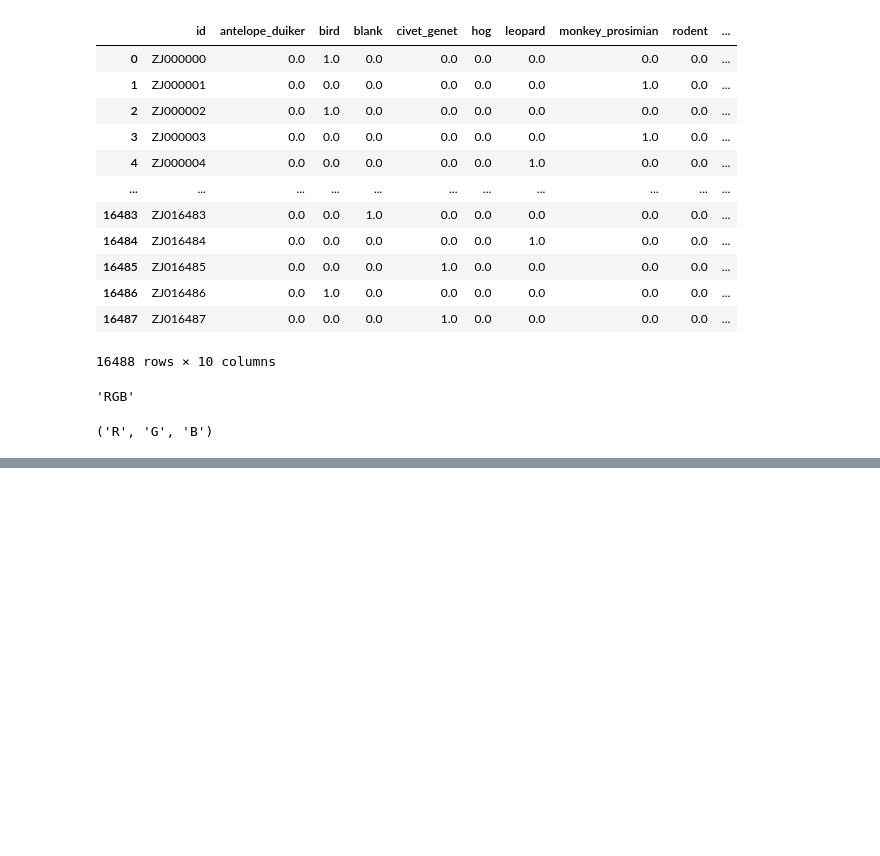
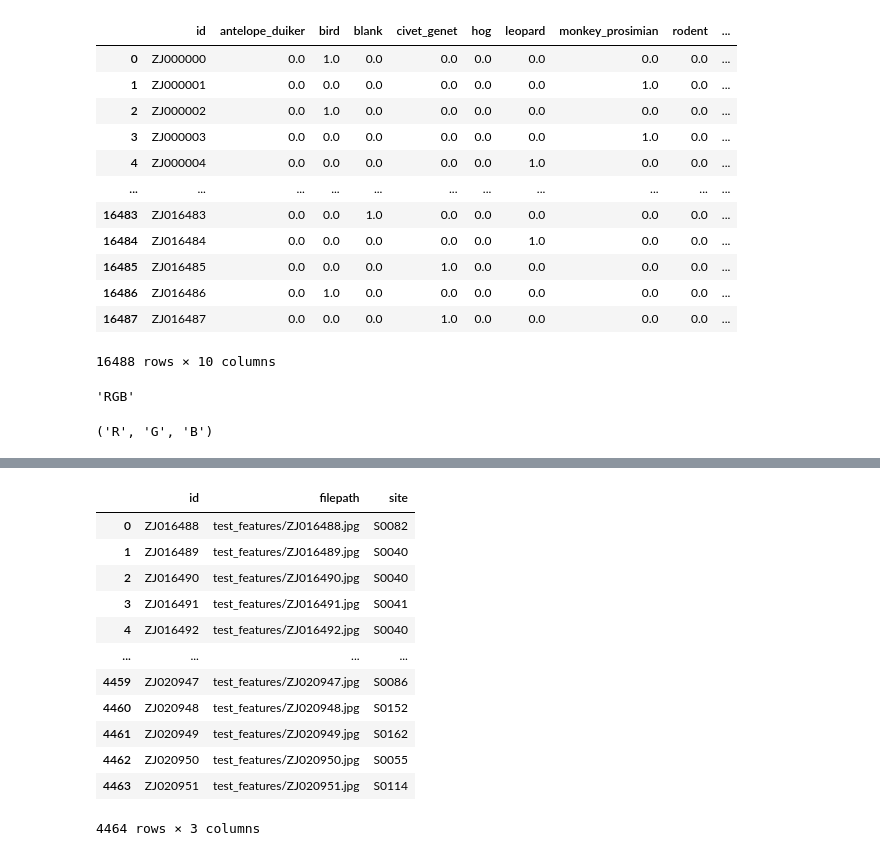
Before and after one commit to amannindra/DSS-Image-Classification, a Jupyter notebook: DSSAnimalClassification/dssTesting.ipynb, the cells around one changed output, grey strips where cells are left out. Cells and saved outputs as stored; diff of their text form; code cells hidden in the pictures; blank space fills up the shorter version.

```diff
--- a/DSSAnimalClassification/dssTesting.ipynb
+++ b/DSSAnimalClassification/dssTesting.ipynb
@@ -303,0 +334,20 @@ bands
+# %%
+test_cvs = s3.get_object(Bucket=bucket_name, Key=test_features_csv)
+test_cvs = test_cvs["Body"].read()
+csv_buffer = BytesIO(test_cvs)
+df = pd.read_csv(csv_buffer)
+df
+# %% [output]
+|  | id | filepath | site |
+| 0 | ZJ016488 | test_features/ZJ016488.jpg | S0082 |
+| 1 | ZJ016489 | test_features/ZJ016489.jpg | S0040 |
+| 2 | ZJ016490 | test_features/ZJ016490.jpg | S0040 |
+| 3 | ZJ016491 | test_features/ZJ016491.jpg | S0041 |
+| 4 | ZJ016492 | test_features/ZJ016492.jpg | S0040 |
+| ... | ... | ... | ... |
+| 4459 | ZJ020947 | test_features/ZJ020947.jpg | S0086 |
+| 4460 | ZJ020948 | test_features/ZJ020948.jpg | S0152 |
+| 4461 | ZJ020949 | test_features/ZJ020949.jpg | S0162 |
+| 4462 | ZJ020950 | test_features/ZJ020950.jpg | S0055 |
+| 4463 | ZJ020951 | test_features/ZJ020951.jpg | S0114 |
+4464 rows × 3 columns
```
Also changed, not shown: parts of 7 cells of this notebook, 3 other files.
